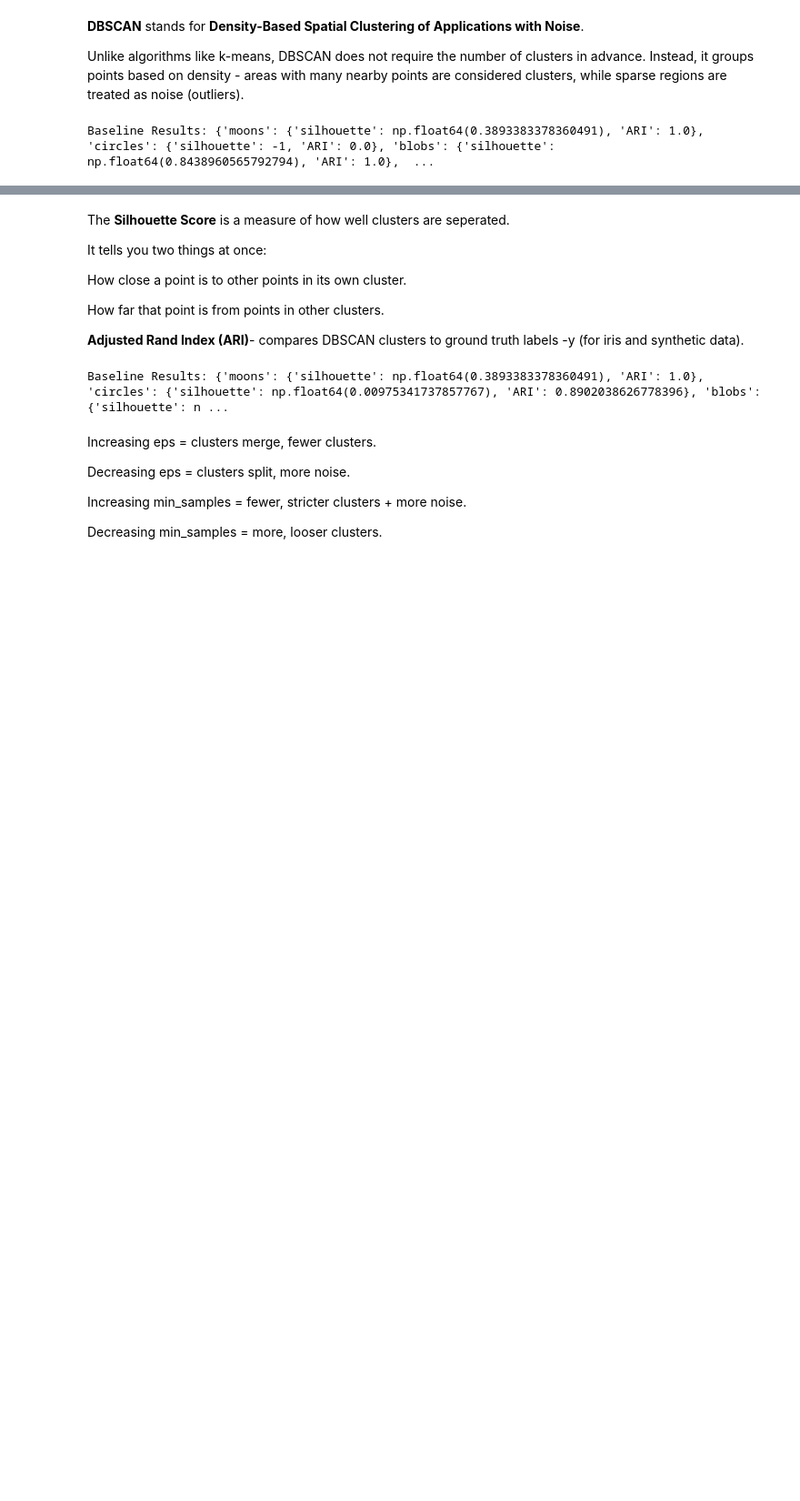
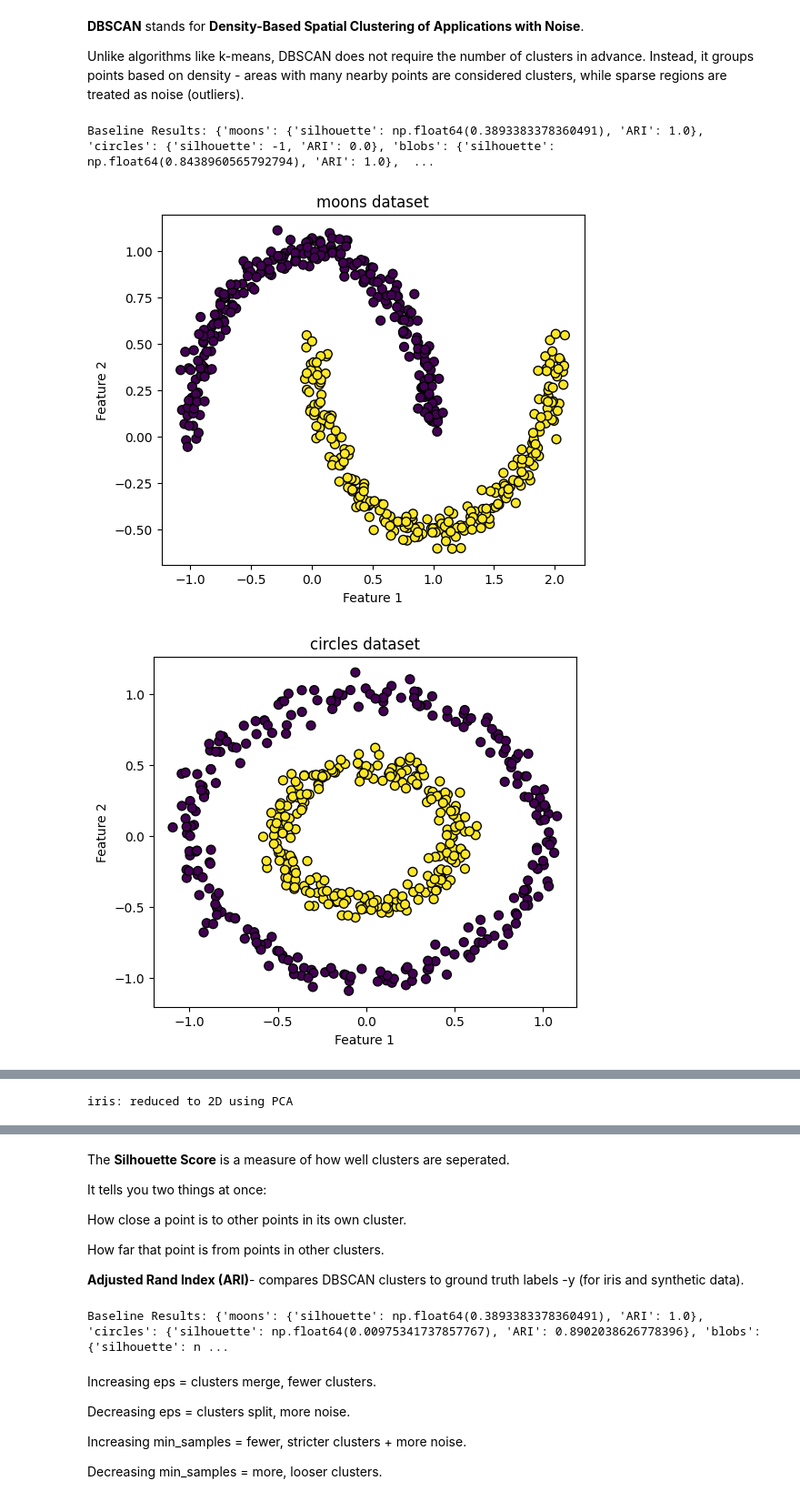
Before and after one commit to Madathanapalleleena/ML_LAB_152, a Jupyter notebook: ML_Assignment2.ipynb, the cells around one changed output, grey strips where cells are left out. Shown: that part at 91% size. Drawn from its saved outputs; the diff is of its cells as text; code cells hidden in the pictures; blank space fills up the shorter version.

```diff
--- a/ML_Assignment2.ipynb
+++ b/ML_Assignment2.ipynb
@@ -37,3 +37,34 @@ for name, (X, y_true) in datasets.items():
 print("Baseline Results:",results)
 # %% [output]
 Baseline Results: {'moons': {'silhouette': np.float64(0.3893383378360491), 'ARI': 1.0}, 'circles': {'silhouette': -1, 'ARI': 0.0}, 'blobs': {'silhouette': np.float64(0.8438960565792794), 'ARI': 1.0},  ...
+# %%
+import matplotlib.pyplot as plt
+from sklearn.datasets import make_moons, make_circles, make_blobs, load_iris
+from sklearn.decomposition import PCA
+
+# Datasets
+datasets = {
+    "moons": make_moons(n_samples=500, noise=0.05, random_state=42),
+    "circles": make_circles(n_samples=500, noise=0.05, factor=0.5, random_state=42),
+    "blobs": make_blobs(n_samples=500, centers=3, random_state=42, cluster_std=1.0),
+    "iris": (load_iris().data, load_iris().target)
+}
+
+# Visualization
+for name, data in datasets.items():
+    X, y = data
+
+    # If dataset has more than 2 features, reduce to 2D
+    if X.shape[1] > 2:
+        X = PCA(n_components=2).fit_transform(X)
+        print(f"{name}: reduced to 2D using PCA")
+
+    plt.figure(figsize=(6, 5))
+    plt.scatter(X[:, 0], X[:, 1], c=y, cmap='viridis', edgecolor='k', s=50)
+    plt.title(f"{name} dataset")
+    plt.xlabel("Feature 1")
+    plt.ylabel("Feature 2")
+    plt.show()
+# %% [output]
+[figure, added]
+[figure, added]
@@ -39,0 +72 @@ Baseline Results: {'moons': {'silhouette': np.float64(0.3893383378360491), 'ARI'
+iris: reduced to 2D using PCA
```
Also changed, not shown: parts of 1 cell of this notebook.
